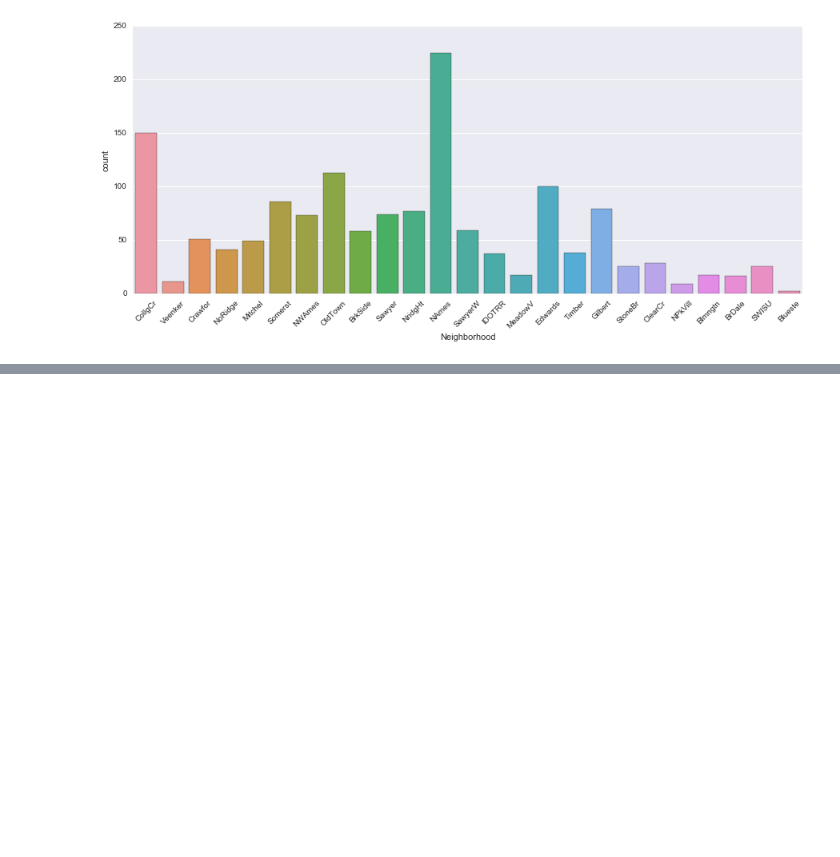
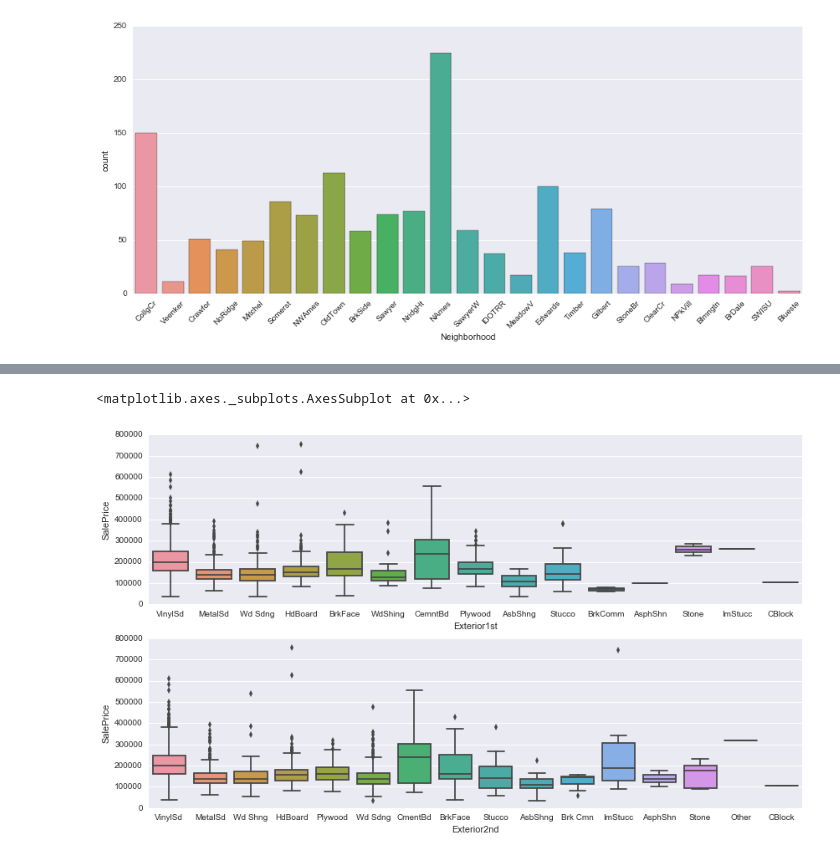
Before and after one commit to rajashreebaradur/Kaggle_HousePrices, a Jupyter notebook: getting_cleaning_data.ipynb, the cells around one changed output, grey strips where cells are left out. Drawn from its saved outputs; the diff is of its cells as text; code cells hidden in the pictures; blank space fills up the shorter version.

```diff
--- a/getting_cleaning_data.ipynb
+++ b/getting_cleaning_data.ipynb
@@ -288,0 +297,9 @@ plt.xticks(rotation=45)
+# %%
+# Exterior condition of the house
+fig, ax = plt.subplots(2, 1, figsize=(14, 8))
+sns.boxplot('Exterior1st', 'SalePrice', data=df, ax=ax[0])
+sns.boxplot('Exterior2nd', 'SalePrice', data=df, ax=ax[1])
+#plt.xticks(rotation=45)
+# %% [output]
+<matplotlib.axes._subplots.AxesSubplot at 0x...>
+[figure, added]
```
Also changed, not shown: parts of 4 cells of this notebook.
